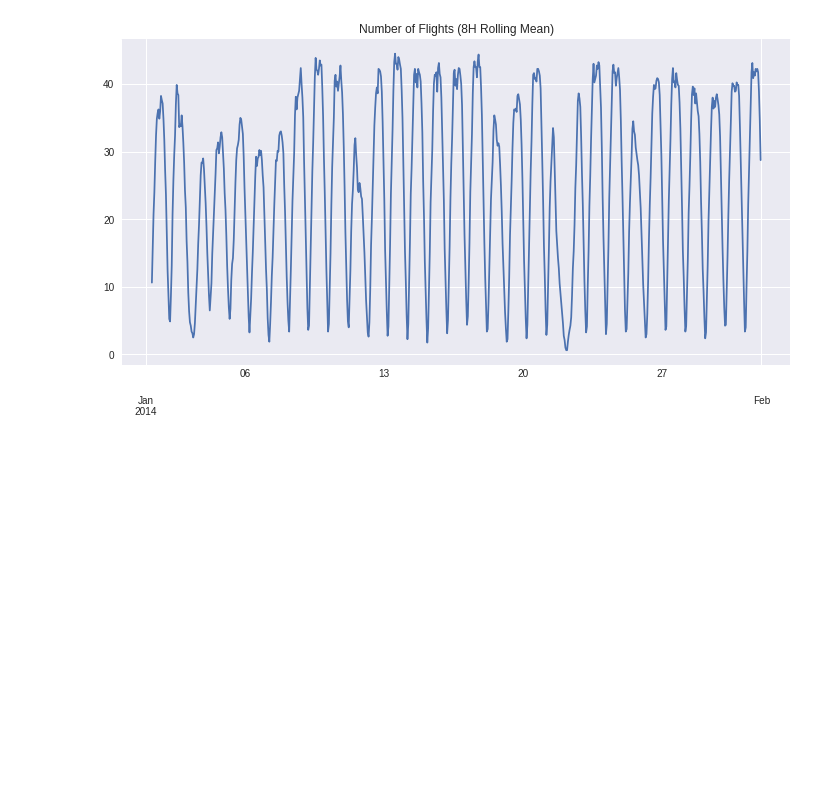
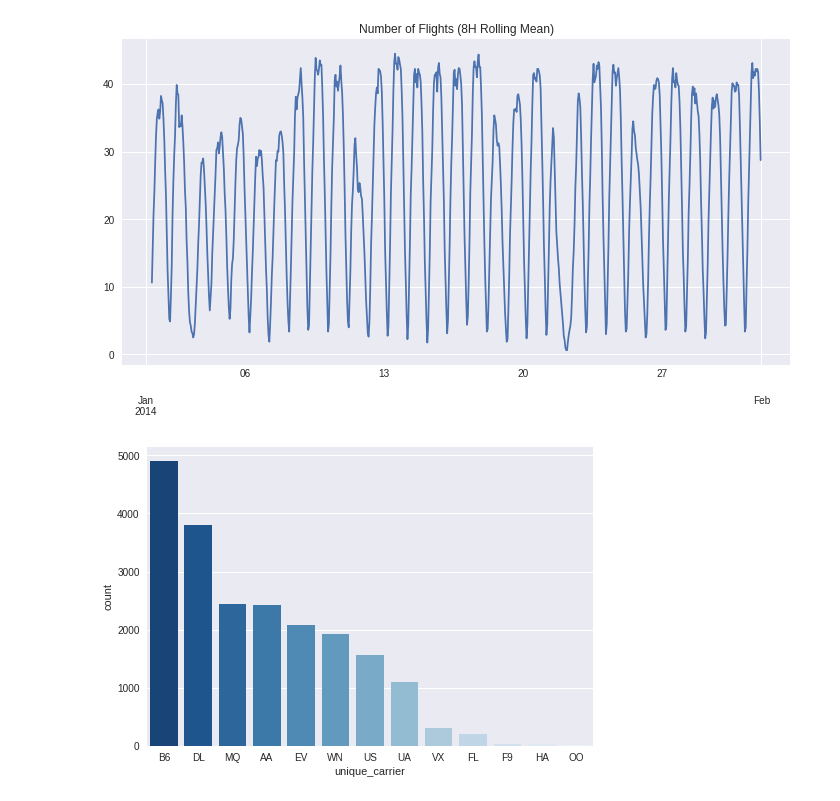
Before and after one commit to abhisam/PadhAI_Notebooks, a Jupyter notebook: pandas_tutorials.ipynb, the cells around one changed output. Drawn from its saved outputs; the diff is of its cells as text; code cells hidden in the pictures; blank space fills up the shorter version.

```diff
--- a/pandas_tutorials.ipynb
+++ b/pandas_tutorials.ipynb
@@ -223,3 +223,12 @@ Freq: H, Name: dep, Length: 744, dtype: float64
 sns.despine()
 # %% [output]
 [figure]
+# %%
+sns.countplot(
+    flights['unique_carrier'],
+    order=flights['unique_carrier'].value_counts().index,
+    palette='Blues_r'
+)
+sns.despine()
+# %% [output]
+[figure, added]
```
Also changed, not shown: parts of 7 cells of this notebook.
